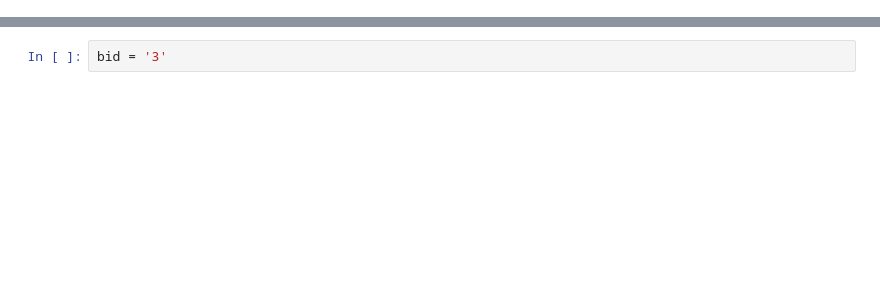
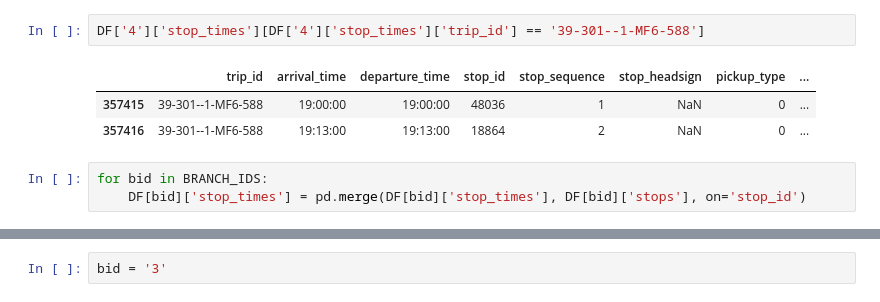
Before and after one commit to thanhan910/AusGeo-old-1, a Jupyter notebook: notebooks/ptv-analysis.ipynb, the cells around one changed output, grey strips where cells are left out. Drawn from its saved outputs; the diff is of its cells as text; blank space fills up the shorter version.

```diff
--- a/notebooks/ptv-analysis.ipynb
+++ b/notebooks/ptv-analysis.ipynb
@@ -16,0 +136,9 @@ df = {branch_id: {table_name: get_df(branch_id, table_name) for table_name in ta
+# %%
+DF['4']['stop_times'][DF['4']['stop_times']['trip_id'] == '39-301--1-MF6-588']
+# %% [output]
+|  | trip_id | arrival_time | departure_time | stop_id | stop_sequence | stop_headsign | pickup_type | ... |
+| 357415 | 39-301--1-MF6-588 | 19:00:00 | 19:00:00 | 48036 | 1 | NaN | 0 | ... |
+| 357416 | 39-301--1-MF6-588 | 19:13:00 | 19:13:00 | 18864 | 2 | NaN | 0 | ... |
+# %%
+for bid in BRANCH_IDS:
+    DF[bid]['stop_times'] = pd.merge(DF[bid]['stop_times'], DF[bid]['stops'], on='stop_id')
```
Also changed, not shown: parts of 51 cells of this notebook.
